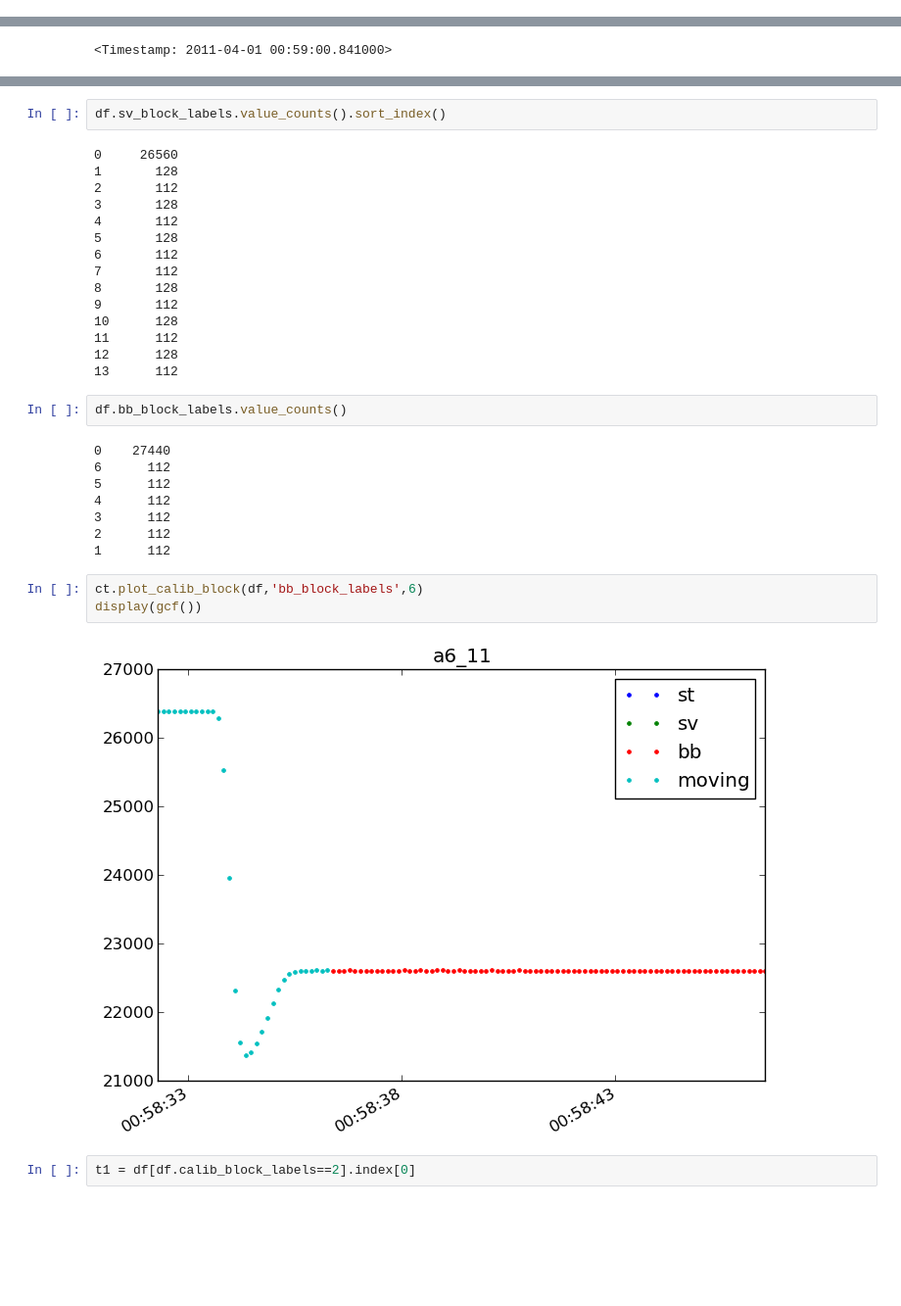
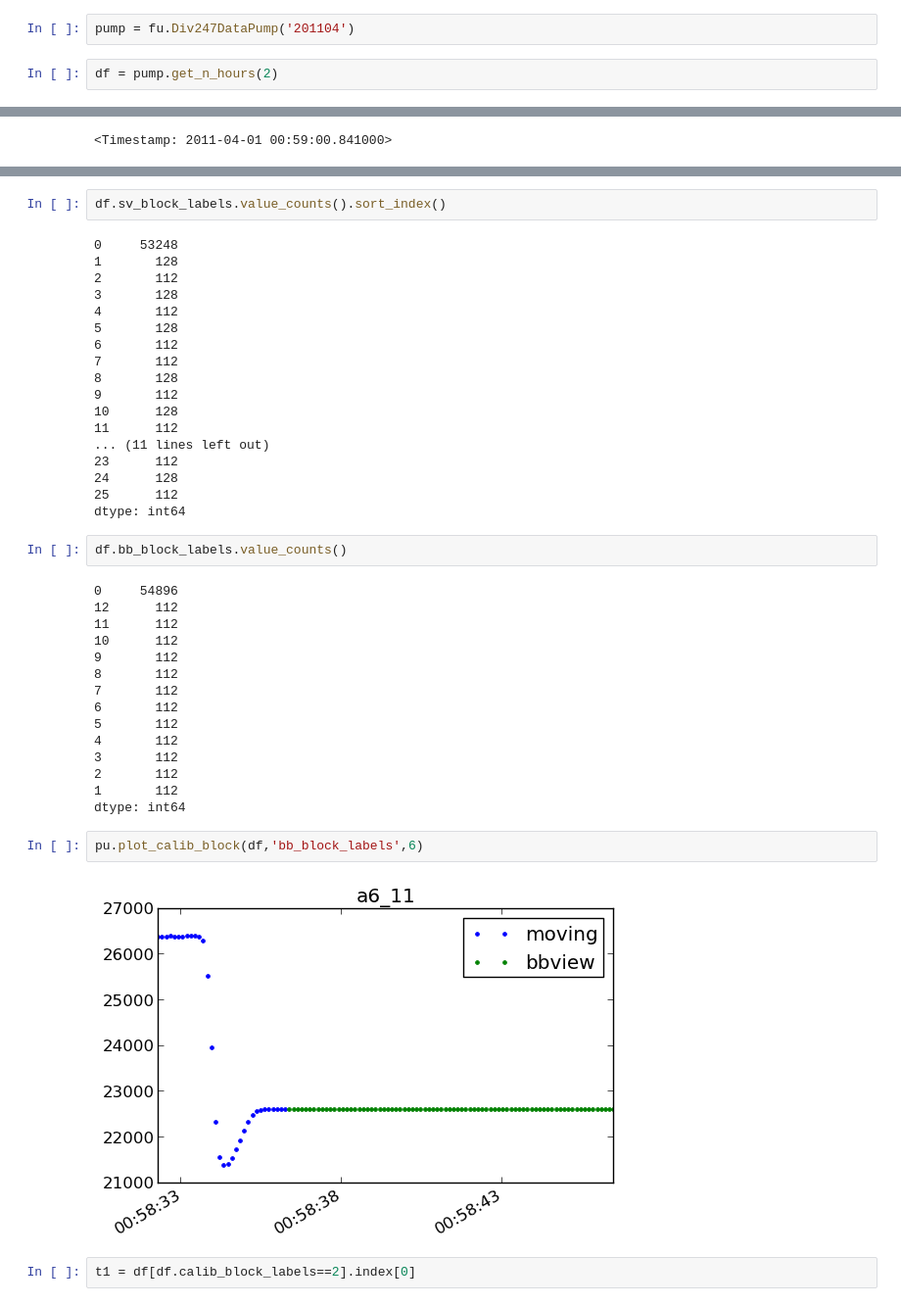
Before and after one commit to lro-diviner/divcalib, a Jupyter notebook: Diviner hourly.ipynb, the cells around one changed output, grey strips where cells are left out. Shown at 98% size. Saved outputs shown, nothing was run; the diff lists cells and outputs as text; blank space fills up the shorter version.

```diff
--- a/Diviner hourly.ipynb
+++ b/Diviner hourly.ipynb
@@ -21,0 +10,4 @@ for _ in range(23):
+# %%
+pump = fu.Div247DataPump('201104')
+# %%
+df = pump.get_n_hours(2)
@@ -78,7 +77,7 @@ df.index[-1]
 # %%
 df.sv_block_labels.value_counts().sort_index()
 # %% [output]
-0     26560
+0     53248
 1       128
 2       112
 3       128
@@ -90,23 +89,32 @@ df.sv_block_labels.value_counts().sort_index()
 9       112
 10      128
 11      112
-12      128
-13      112
+... (11 lines left out)
+23      112
+24      128
+25      112
+dtype: int64
 # %%
 df.bb_block_labels.value_counts()
 # %% [output]
-0    27440
-6      112
-5      112
-4      112
-3      112
-2      112
-1      112
+0     54896
+12      112
+11      112
+10      112
+9       112
+8       112
+7       112
+6       112
+5       112
+4       112
+3       112
+2       112
+1       112
+dtype: int64
 # %%
-ct.plot_calib_block(df,'bb_block_labels',6)
-display(gcf())
+pu.plot_calib_block(df,'bb_block_labels',6)
 # %% [output]
-[figure, old version]
+[figure, new version]
 # %%
 t1 = df[df.calib_block_labels==2].index[0]
 # %%
```
Also changed, not shown: parts of 35 cells of this notebook.
